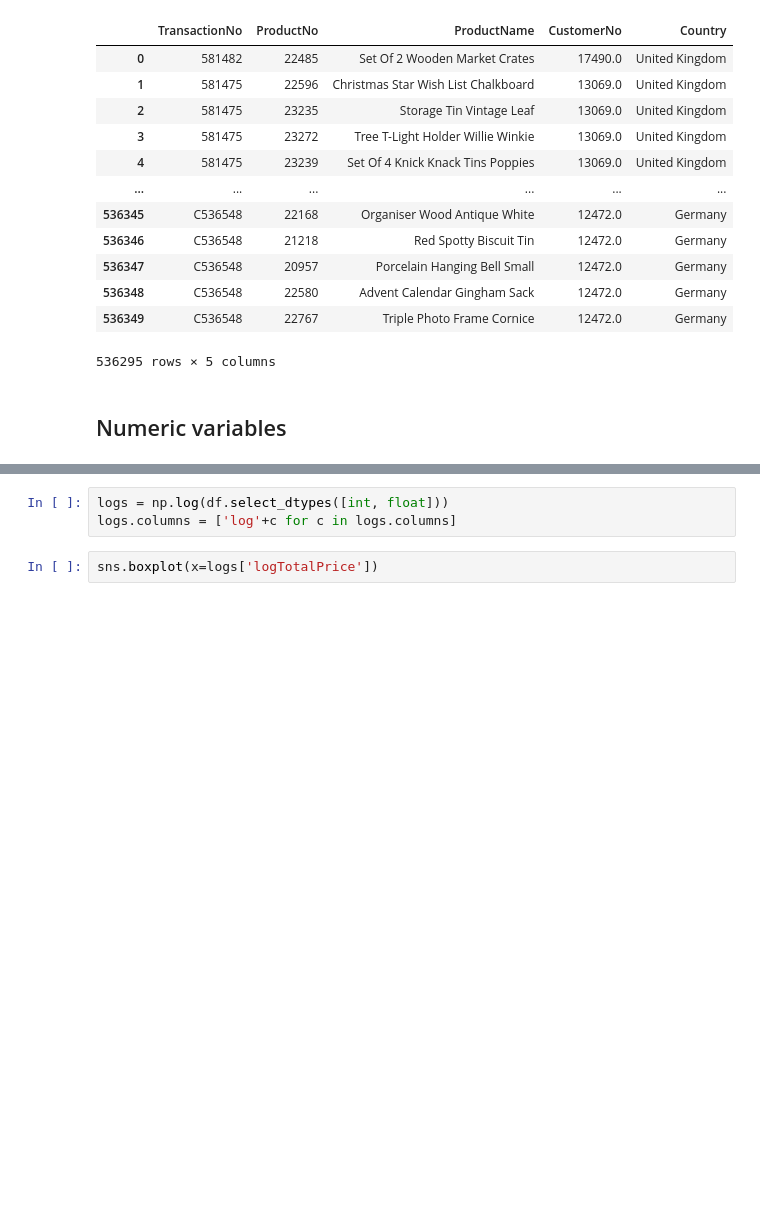
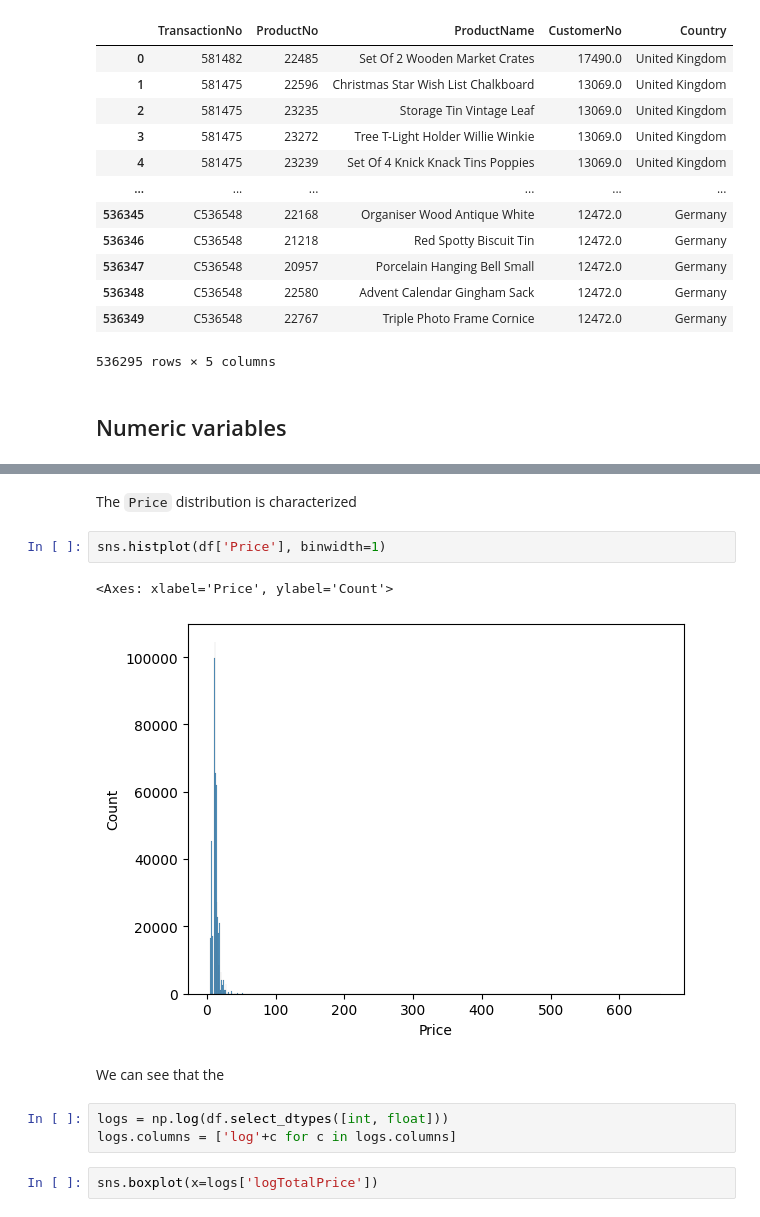
Before and after one commit to antobzzll/Analytics-Portfolio, a Jupyter notebook: e-commerce/e-commerce-analytics.ipynb, the cells around one changed output, grey strips where cells are left out. Drawn from its saved outputs; the diff is of its cells as text; blank space fills up the shorter version.

```diff
--- a/e-commerce/e-commerce-analytics.ipynb
+++ b/e-commerce/e-commerce-analytics.ipynb
@@ -125,3 +143,12 @@ df.select_dtypes('object')
+# %% [markdown]
+The `Price` distribution is characterized
+# %%
+sns.histplot(df['Price'], binwidth=1)
+# %% [output]
+<Axes: xlabel='Price', ylabel='Count'>
+[figure, added]
+# %% [markdown]
+We can see that the
 # %%
 logs = np.log(df.select_dtypes([int, float]))
 logs.columns = ['log'+c for c in logs.columns]
```
Also changed, not shown: parts of 4 cells of this notebook.
